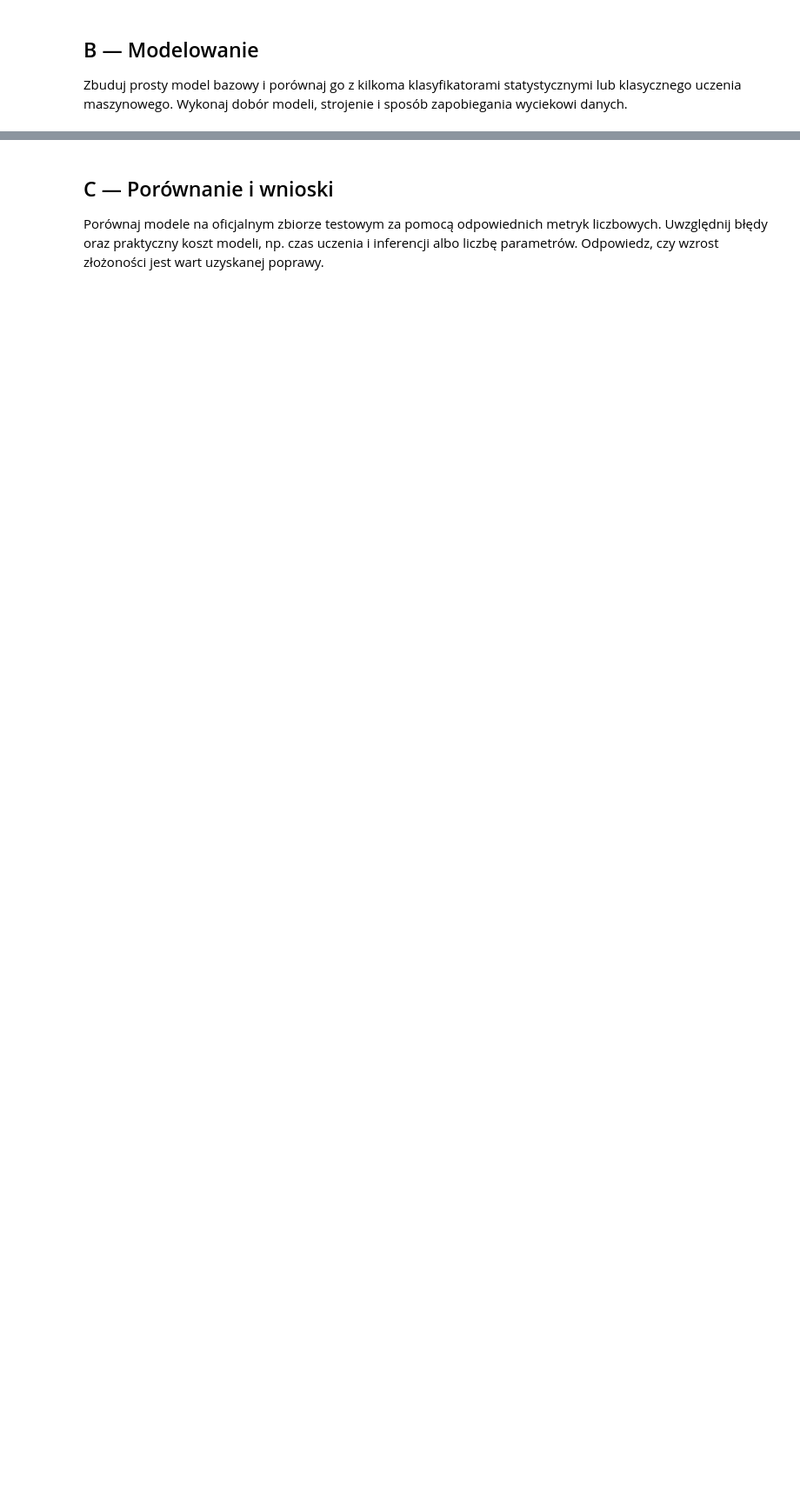
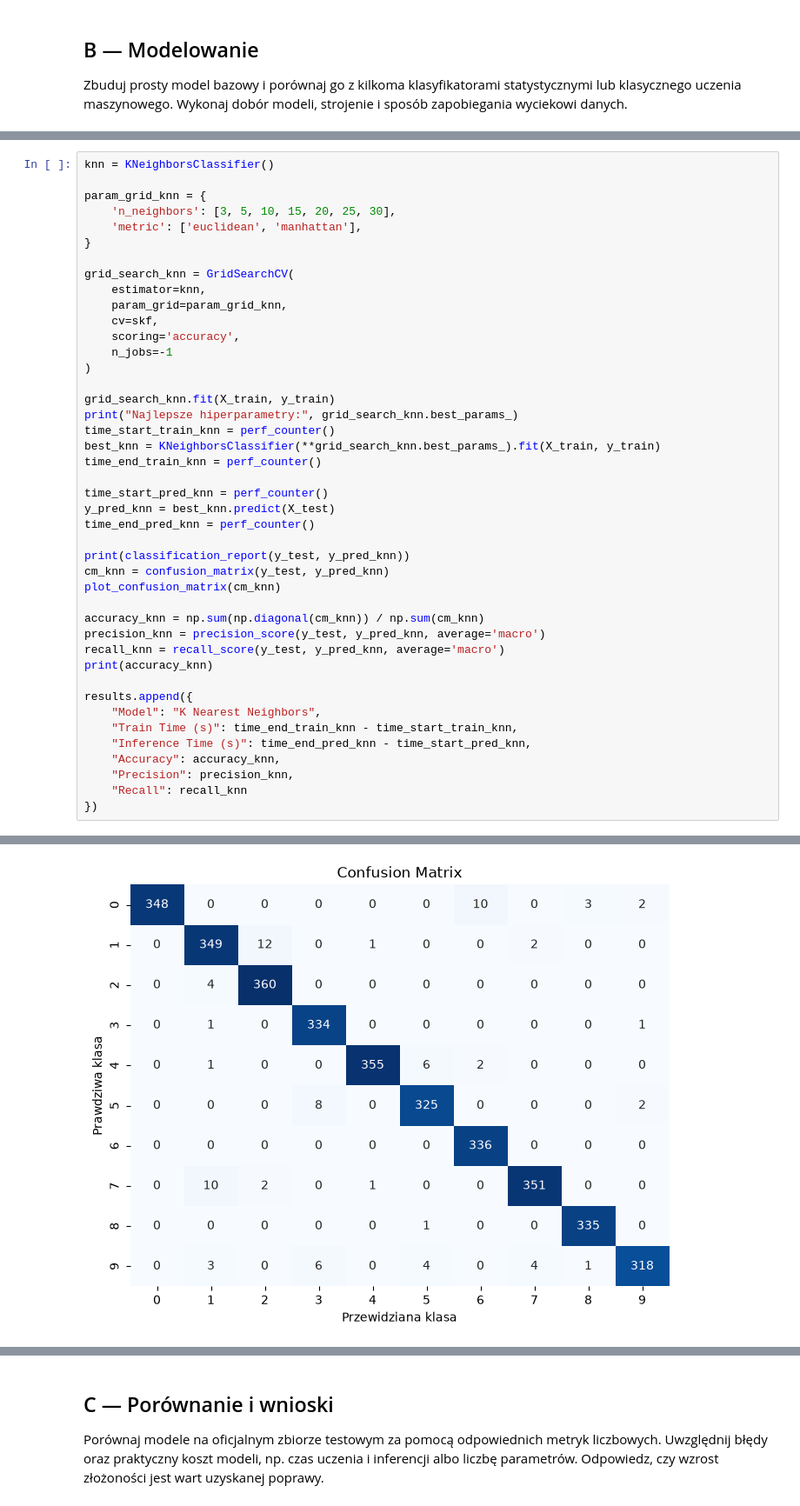
Before and after one commit to juliet2112/Rekrutacja-AI-Med-2026-2027, a Jupyter notebook: Zadanie-1/Rozwiązanie-1.ipynb, the cells around one changed output, grey strips where cells are left out. Shown at 87% size. Cells and saved outputs as stored; diff of their text form; blank space fills up the shorter version.

```diff
--- a/Zadanie-1/Rozwiązanie-1.ipynb
+++ b/Zadanie-1/Rozwiązanie-1.ipynb
@@ -166,0 +352,44 @@ TypeError: LogisticRegression.__init__() got an unexpected keyword argument 'mul
+# %%
+knn = KNeighborsClassifier()
+
+param_grid_knn = {
+    'n_neighbors': [3, 5, 10, 15, 20, 25, 30],
+    'metric': ['euclidean', 'manhattan'],
+}
+
+grid_search_knn = GridSearchCV(
+    estimator=knn,
+    param_grid=param_grid_knn,
+    cv=skf,
+    scoring='accuracy',
+    n_jobs=-1
+)
+
+grid_search_knn.fit(X_train, y_train)
+print("Najlepsze hiperparametry:", grid_search_knn.best_params_)
+time_start_train_knn = perf_counter()
+best_knn = KNeighborsClassifier(**grid_search_knn.best_params_).fit(X_train, y_train)
+time_end_train_knn = perf_counter()
+
+time_start_pred_knn = perf_counter()
+y_pred_knn = best_knn.predict(X_test)
+time_end_pred_knn = perf_counter()
+
+print(classification_report(y_test, y_pred_knn))
+cm_knn = confusion_matrix(y_test, y_pred_knn)
+plot_confusion_matrix(cm_knn)
+
+accuracy_knn = np.sum(np.diagonal(cm_knn)) / np.sum(cm_knn)
+precision_knn = precision_score(y_test, y_pred_knn, average='macro')
+recall_knn = recall_score(y_test, y_pred_knn, average='macro')
+print(accuracy_knn)
+
+results.append({
+    "Model": "K Nearest Neighbors",
+    "Train Time (s)": time_end_train_knn - time_start_train_knn,
+    "Inference Time (s)": time_end_pred_knn - time_start_pred_knn,
+    "Accuracy": accuracy_knn,
+    "Precision": precision_knn,
+    "Recall": recall_knn
+})
+# %% [output]
@@ -166,0 +413 @@ TypeError: LogisticRegression.__init__() got an unexpected keyword argument 'mul
+[figure, added]
```
Also changed, not shown: parts of 19 cells of this notebook.
